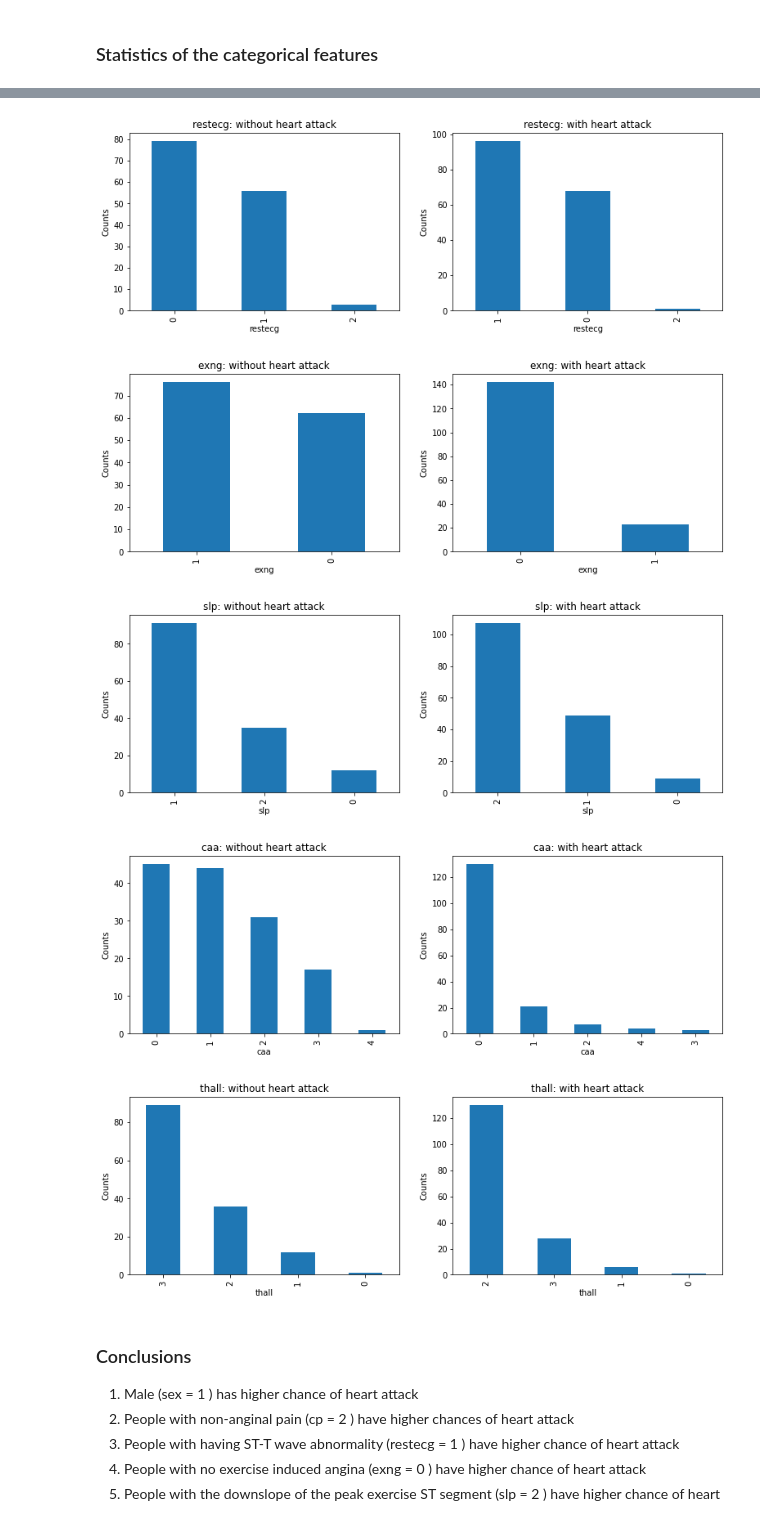
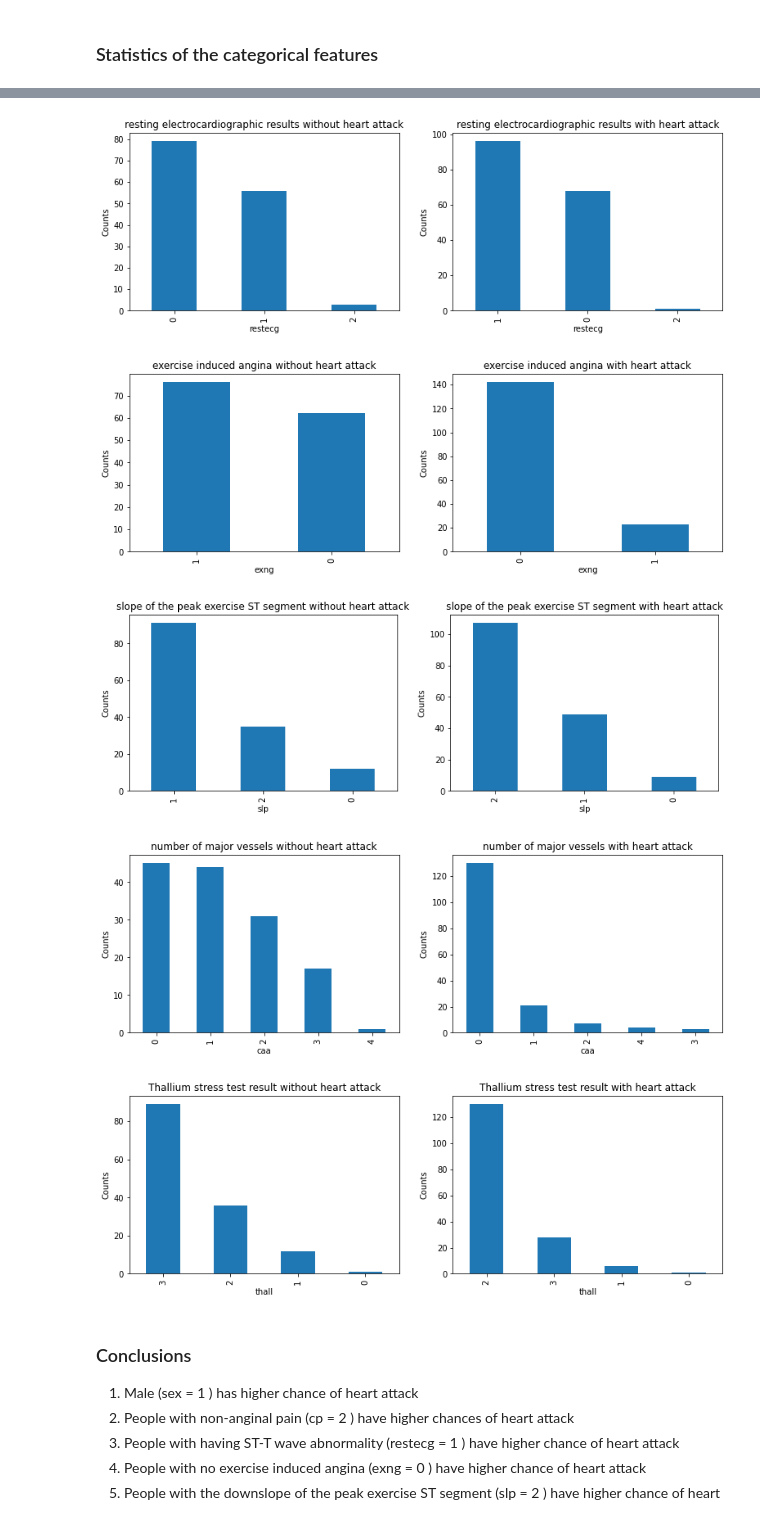
Before and after one commit to GustavoGil13/heart-attack-prediction, a Jupyter notebook: NN_model.ipynb, the cells around one changed output, grey strips where cells are left out. Cells and saved outputs as stored; diff of their text form; code cells hidden in the pictures.

```diff
--- a/NN_model.ipynb
+++ b/NN_model.ipynb
@@ -11,6 +11,8 @@ from keras.callbacks import EarlyStopping
 from sklearn.preprocessing import StandardScaler
 
 data = pd.read_csv("heart.csv")
+
+rename = {"age": "age", "sex":"gender", "cp":"Chest Pain Type", "trtbps":"Resting Blood Pressure in mm/Hg", "chol":"cholestoral in mg/dl", "fbs":"fasting blood sugar > 120 mg/dl", "restecg":"resting electrocardiographic results", "thalachh":"maximum heart rate achieved", "exng":"exercise induced angina", "oldpeak":"ST depression induced by exercise relative to rest", "slp":"slope of the peak exercise ST segment", "caa":"number of major vessels", "thall":"Thallium stress test result"}
 # %% [markdown]
 # Heart Attack Prediction Dataset <br>
 <a href="https://www.kaggle.com/rashikrahmanpritom/heart-attack-analysis-prediction-dataset"> Dataset comes from kaggle </a>
@@ -106,13 +108,13 @@ for i, feature in enumerate(continous):
     plt.subplot(1, 2, 1)
     feature_data = data.loc[(data.output == 0)][feature]
     plt.hist(feature_data, bins=np.linspace(np.min(feature_data), np.max(feature_data), 50), edgecolor="black", linewidth=0.5)
-    plt.title("Distribution of " +  feature + " no heart attack")
+    plt.title("Distribution of " +  rename[feature] + " without heart attack")
     plt.ylabel("Counts")
     plt.xlabel(feature + " values")
     plt.subplot(1, 2, 2)
     feature_data_1 = data.loc[(data.output == 1)][feature]
     plt.hist(feature_data_1, bins=np.linspace(np.min(feature_data_1), np.max(feature_data_1), 50), edgecolor="black", linewidth=0.5)
-    plt.title("Distribution of " +  feature + " with heart attack")
+    plt.title("Distribution of " +  rename[feature] + " with heart attack")
     plt.ylabel("Counts")
     plt.xlabel(feature + " values")
     plt.show()
@@ -135,10 +137,10 @@ for i, feature in enumerate(categorical):
     plt.subplot(1, 2, 1)
     feature_data = data.loc[(data.output == 0)][feature].value_counts()
     feature_data.plot(kind='bar', label=feature, xlabel=feature, ylabel='Counts')
-    plt.title(feature + ": without heart attack")
+    plt.title(rename[feature] + " without heart attack")
     plt.subplot(1, 2, 2)
     feature_data = data.loc[(data.output == 1)][feature].value_counts()
     feature_data.plot(kind='bar', label=feature, xlabel=feature, ylabel='Counts')
-    plt.title(feature + ": with heart attack")
+    plt.title(rename[feature] + " with heart attack")
     plt.show()
 # %% [output]
@@ -148,8 +150,8 @@ for i, feature in enumerate(categorical):
-[figure, old version]
+[figure, new version]
-[figure, old version]
+[figure, new version]
-[figure, old version]
+[figure, new version]
-[figure, old version]
+[figure, new version]
-[figure, old version]
+[figure, new version]
 # %% [markdown]
 ### Conclusions
 
```
Also changed, not shown: parts of 11 cells of this notebook.
